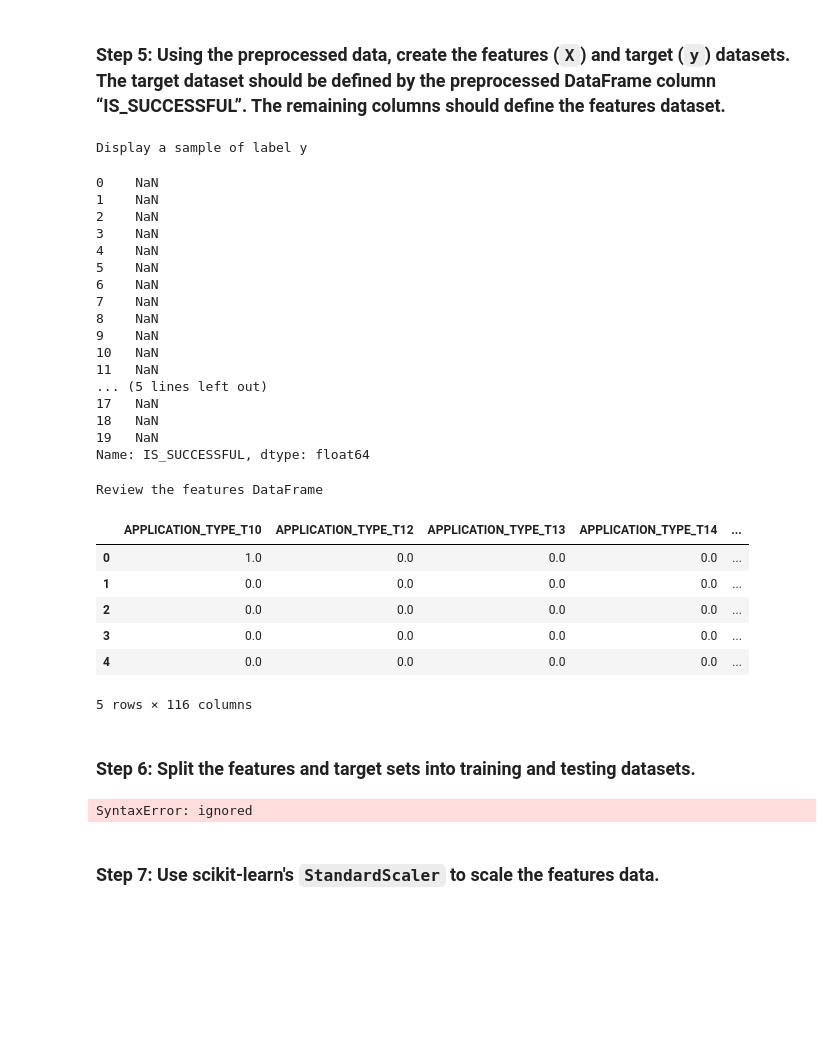
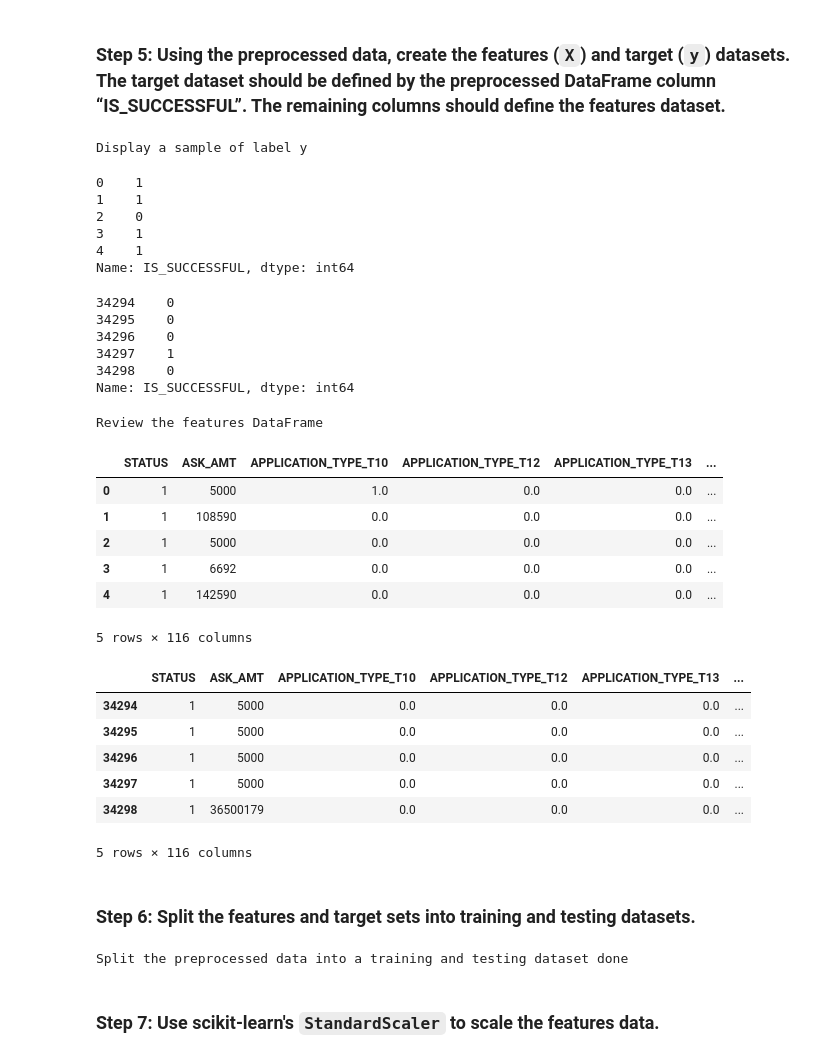
Before and after one commit to dinesh-m/venture_capital_analyzer, a Jupyter notebook: GC_venture_funding_with_deep_learning.ipynb, the cells around one changed output. Drawn from its saved outputs; the diff is of its cells as text; code cells hidden in the pictures; blank space fills up the shorter version.

```diff
--- a/GC_venture_funding_with_deep_learning.ipynb
+++ b/GC_venture_funding_with_deep_learning.ipynb
@@ -210,10 +256,22 @@ List of additional columns generated by OneHotEncoder
 # Create a DataFrame with the columnns containing numerical variables from the original dataset
 numerical_variables_df = applicant_data_df.drop(columns=categorical_variables)
 
+print('View the numerical variables')
+display(numerical_variables_df.tail())
+
+print('View the categorical variables from the last 5 rows in the original encoded_df')
+display(encoded_df.tail())
+
+# To avoid nan values in the concatenated column values
+numerical_variables_df.reset_index(drop=True, inplace=True)
+encoded_df.reset_index(drop=True, inplace=True)
+
 # Add the numerical variables from the original DataFrame to the one-hot encoding DataFrame
-encoded_df = pd.concat([encoded_df, numerical_variables_df])
+encoded_df = pd.concat([numerical_variables_df, encoded_df], axis=1)
 
 # Review the Dataframe
-print('First 5 rows from the concatenated DataFrame')
+print('View the first and last 5 rows from the concatenated DataFrame')
 display(encoded_df.head())
+
+display(encoded_df.tail())
 # %% [output]
@@ -233,50 +313,60 @@ y = encoded_df['IS_SUCCESSFUL']
 
 # Display a sample of y
 print('Display a sample of label y')
-y[:20]
+display(y[:5])
+
+display(y[-5:])
+
+# You can output the y label values in a CSV to verify the dataset
+# y.to_csv('test.csv')
 # %% [output]
 Display a sample of label y
-0    NaN
-1    NaN
-2    NaN
-3    NaN
-4    NaN
-5    NaN
-6    NaN
-7    NaN
-8    NaN
-9    NaN
-10   NaN
-11   NaN
-... (5 lines left out)
-17   NaN
-18   NaN
-19   NaN
-Name: IS_SUCCESSFUL, dtype: float64
+0    1
+1    1
+2    0
+3    1
+4    1
+Name: IS_SUCCESSFUL, dtype: int64
+34294    0
+34295    0
+34296    0
+34297    1
+34298    0
+Name: IS_SUCCESSFUL, dtype: int64
 # %%
 # Define features set X by selecting all columns but IS_SUCCESSFUL
 X =  encoded_df.drop(columns=['IS_SUCCESSFUL'])
 
 # Review the features DataFrame
 print('Review the features DataFrame')
 display(X.head())
+
+display(X.tail())
 # %% [output]
 Review the features DataFrame
-|  | APPLICATION_TYPE_T10 | APPLICATION_TYPE_T12 | APPLICATION_TYPE_T13 | APPLICATION_TYPE_T14 | ... |
-| 0 | 1.0 | 0.0 | 0.0 | 0.0 | ... |
-| 1 | 0.0 | 0.0 | 0.0 | 0.0 | ... |
-| 2 | 0.0 | 0.0 | 0.0 | 0.0 | ... |
-| 3 | 0.0 | 0.0 | 0.0 | 0.0 | ... |
-| 4 | 0.0 | 0.0 | 0.0 | 0.0 | ... |
+|  | STATUS | ASK_AMT | APPLICATION_TYPE_T10 | APPLICATION_TYPE_T12 | APPLICATION_TYPE_T13 | ... |
+| 0 | 1 | 5000 | 1.0 | 0.0 | 0.0 | ... |
+| 1 | 1 | 108590 | 0.0 | 0.0 | 0.0 | ... |
+| 2 | 1 | 5000 | 0.0 | 0.0 | 0.0 | ... |
+| 3 | 1 | 6692 | 0.0 | 0.0 | 0.0 | ... |
+| 4 | 1 | 142590 | 0.0 | 0.0 | 0.0 | ... |
 5 rows × 116 columns
+|  | STATUS | ASK_AMT | APPLICATION_TYPE_T10 | APPLICATION_TYPE_T12 | APPLICATION_TYPE_T13 | ... |
+| 34294 | 1 | 5000 | 0.0 | 0.0 | 0.0 | ... |
+| 34295 | 1 | 5000 | 0.0 | 0.0 | 0.0 | ... |
+| 34296 | 1 | 5000 | 0.0 | 0.0 | 0.0 | ... |
+| 34297 | 1 | 5000 | 0.0 | 0.0 | 0.0 | ... |
+| 34298 | 1 | 36500179 | 0.0 | 0.0 | 0.0 | ... |
+5 rows × 116 columns
 # %% [markdown]
 ### Step 6: Split the features and target sets into training and testing datasets.
 # %%
 # Split the preprocessed data into a training and testing dataset
 # Assign the function a random_state equal to 1
-X_train, X_test, y_train, y_test = # YOUR CODE HERE
+print('Split the preprocessed data into a training and testing dataset done')
+X_train, X_test, y_train, y_test = train_test_split(X, y, random_state=1)
 # %% [output]
-SyntaxError: ignored
+Split the preprocessed data into a training and testing dataset done
 # %% [markdown]
 ### Step 7: Use scikit-learn's `StandardScaler` to scale the features data.
 # %%
```
Also changed, not shown: parts of 20 cells of this notebook.
